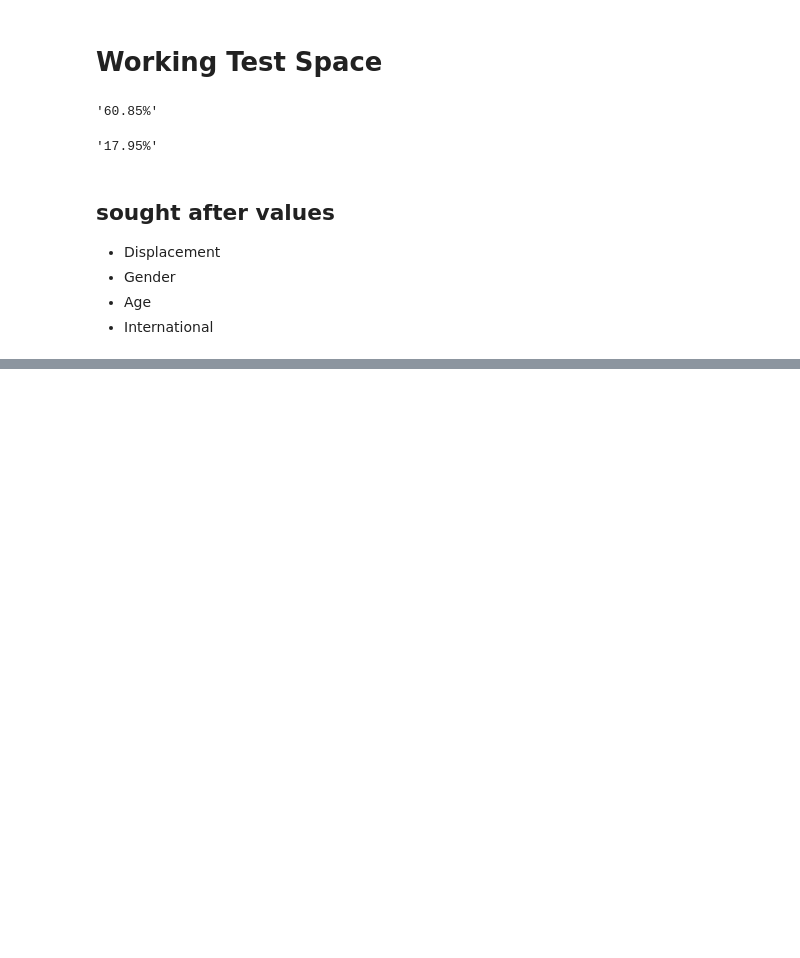
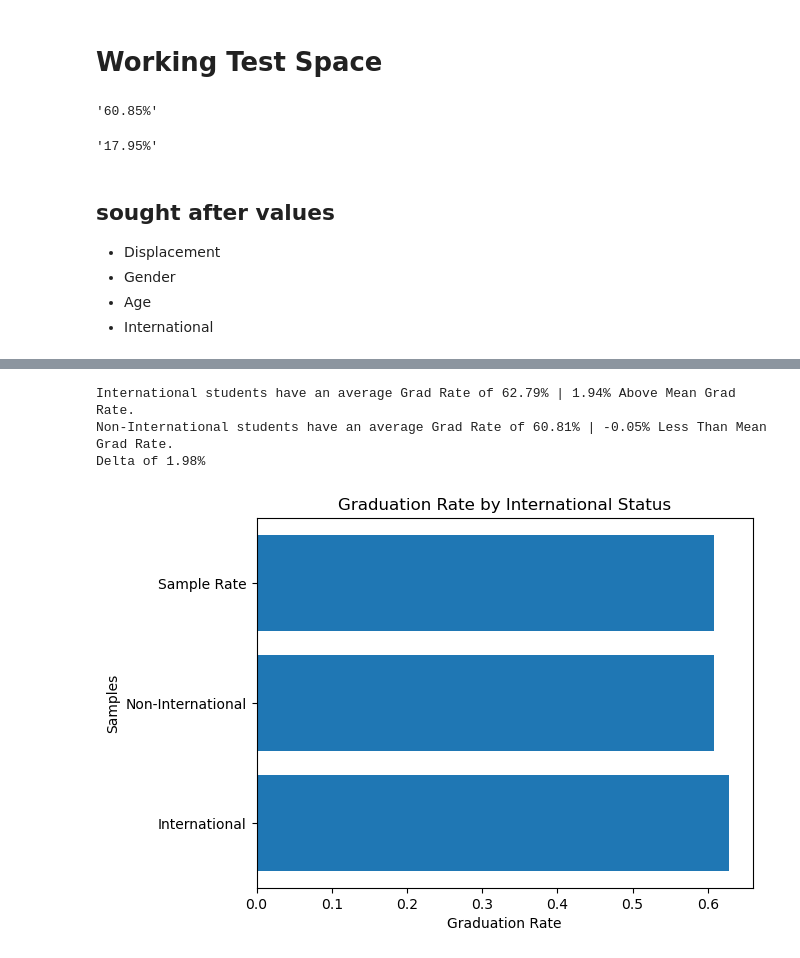
Before and after one commit to mlister3/Student_Success_Predictors, a Jupyter notebook: Thew_Workspace/Thew_Dataset_Manipulation.ipynb, the cells around one changed output, grey strips where cells are left out. Drawn from its saved outputs; the diff is of its cells as text; code cells hidden in the pictures; blank space fills up the shorter version.

```diff
--- a/Thew_Workspace/Thew_Dataset_Manipulation.ipynb
+++ b/Thew_Workspace/Thew_Dataset_Manipulation.ipynb
@@ -233,0 +255,39 @@ Age_DF
+# %%
+# International Student Status Calculations
+IY = Edu_LE[Edu_LE["International"] == "yes"]
+IY_Count = IY["Target"].count()
+IY_Grad_C = IY[IY["Target"] == "Graduate"].shape[0]
+IY_Grad_Ratio = IY_Grad_C / IY_Count
+IY_Grad_Percent = "{:.2%}".format(IY_Grad_Ratio)
+
+IN = Edu_LE[Edu_LE["International"] == "no"]
+IN_Count = IN["Target"].count()
+IN_Grad_C = IN[IN["Target"] == "Graduate"].shape[0]
+IN_Grad_Ratio = IN_Grad_C / IN_Count
+IN_Grad_Percent = "{:.2%}".format(IN_Grad_Ratio)
+
+Delta_Int = 0
+if IY_Grad_Ratio > IN_Grad_Ratio:
+    Delta_Int = IY_Grad_Ratio - IN_Grad_Ratio
+elif IN_Grad_Ratio > IY_Grad_Ratio:
+    Delta_Int = IN_Grad_Ratio - IY_Grad_Ratio
+
+print("International students have an average Grad Rate of " + IY_Grad_Percent + " | " +
+      str("{:.2%}".format(IY_Grad_Ratio - Grad_Ratio_S)) + " Above Mean Grad Rate." +
+      "\nNon-International students have an average Grad Rate of " + IN_Grad_Percent + " | " +
+      str("{:.2%}".format(IN_Grad_Ratio - Grad_Ratio_S)) + " Less Than Mean Grad Rate." +
+      "\nDelta of " + str("{:.2%}".format(Delta_Int)))
+
+Val_INTER = [IY_Grad_Ratio, IN_Grad_Ratio, Grad_Ratio_S]
+LabelsINTER = ["International", "Non-International", "Sample Rate"]
+fig, ax = plt.subplots()
+ax.barh(LabelsINTER, Val_INTER)
+plt.ylabel("Samples")
+plt.xlabel("Graduation Rate")
+plt.title("Graduation Rate by International Status")
+plt.show()
+# %% [output]
+International students have an average Grad Rate of 62.79% | 1.94% Above Mean Grad Rate.
+Non-International students have an average Grad Rate of 60.81% | -0.05% Less Than Mean Grad Rate.
+Delta of 1.98%
+[figure, added]
```
Also changed, not shown: parts of 5 cells of this notebook, 6 other files.
